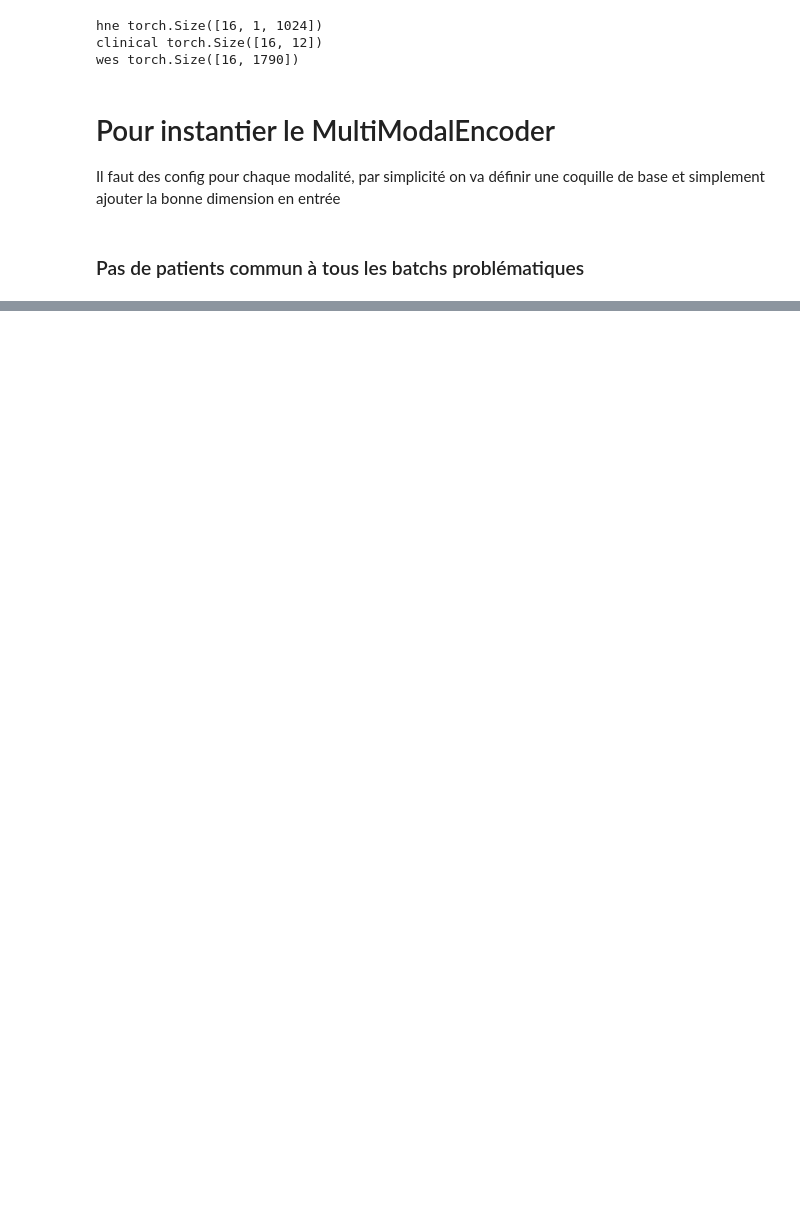
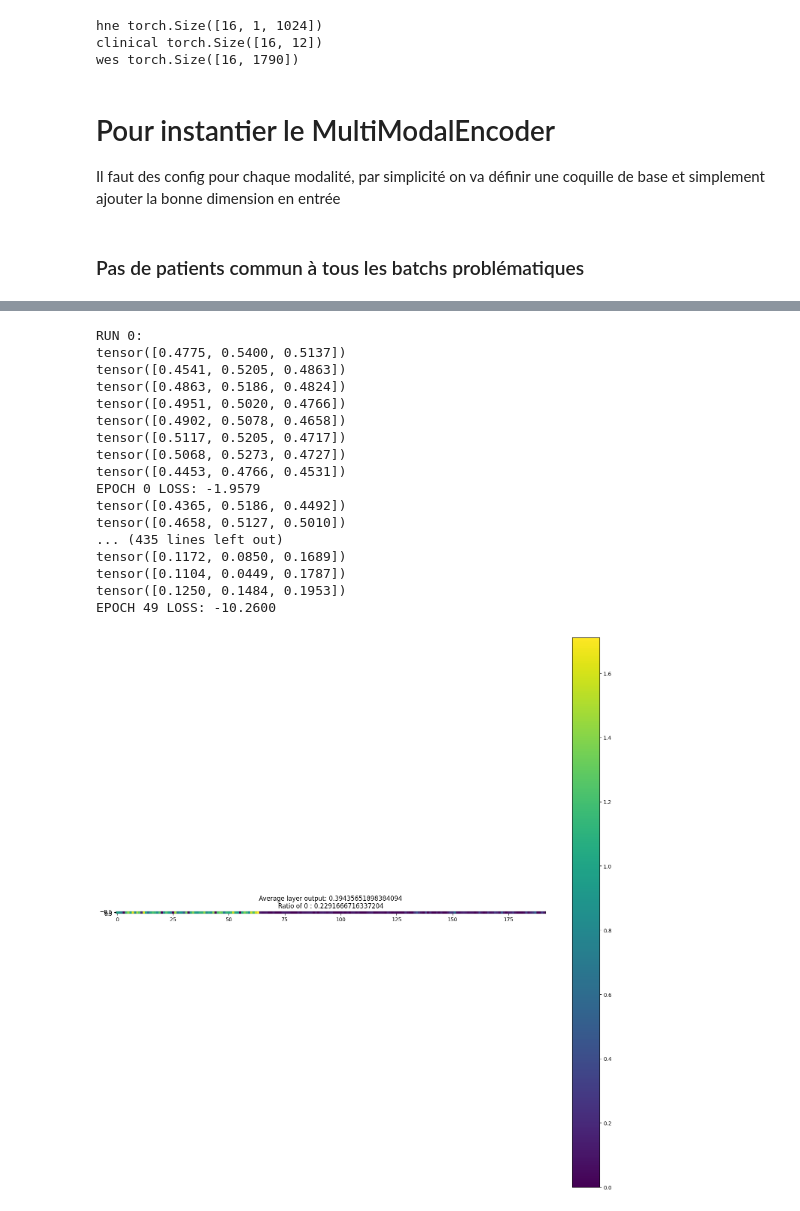
Before and after one commit to Tikings/gbm_hackathon, a Jupyter notebook: notebook_tests/test_patient_wise.ipynb, the cells around one changed output, grey strips where cells are left out. Cells and saved outputs as stored; diff of their text form; code cells hidden in the pictures; blank space fills up the shorter version.

Commit message:
DEBUGGING Gradients

```diff
--- a/notebook_tests/test_patient_wise.ipynb
+++ b/notebook_tests/test_patient_wise.ipynb
@@ -140,12 +143,21 @@ def show_tensor(tensor, mode='grad'):
     plt.title(title)
     plt.show()
 
-def run_debug(EPOCHS, temp, sim):
+def run_debug(EPOCHS, temp, sim, alpha=0.1, bound=-10, beta=0.2, nce_eps=1e-8, reg_eps=1e-8):
     EPOCHFLAG = 0
     problematic_batch_patient_ids = []
     # 1. Define model encoders + loss
     mme = MultiModalEncoder(**mme_cfg)
-    loss_fn = InfoNCELoss(list(name_emb_dict.keys()), patient_map, temperature=temp, similarity=sim, use_all_positives=False)
+    loss_fn = RegularizedInfoNCELoss(list(name_emb_dict.keys()),
+                                     patient_map,
+                                     temperature=temp,
+                                     similarity=sim,
+                                     use_all_positives=False,
+                                     alpha=alpha,
+                                     bound=bound,
+                                     beta=beta,
+                                     nce_eps=nce_eps,
+                                     reg_eps=reg_eps)
     optimizer = Adam(
         mme.parameters(),
         lr=1e-3,
@@ -309,7 +285,7 @@ def show_weights(module: torch.nn.Module):
     plt.tight_layout()
     plt.show()
 
-def log_and_plot_runs(RUNS, run_debug, EPOCHS, temp, sim, show_w=False, show_out_all=True):
+def log_and_plot_runs(RUNS, run_debug, EPOCHS, temp, sim, alpha=0.1, bound=-10, beta=0.2, nce_eps=1e-8, reg_eps=1e-8, show_w=False, show_out_all=True):
     """
     Executes `run_debug` multiple times, logs final_loss per epoch for each run,
     and then plots all runs plus the average curve in bold.
@@ -317,7 +293,7 @@ def log_and_plot_runs(RUNS, run_debug, EPOCHS, temp, sim, show_w=False, show_out
     Args:
         RUNS (int): Number of runs to perform.
         EPOCHS (int): Number of epochs per run.
-        run_debug (callable): Function with signature run_debug(EPOCHS, temp, sim)
+        run_debug (callable): Function with signature run_debug(EPOCHS, temp, sim, alpha=0.1, bound=-10, beta=0.2, nce_eps=1e-8, reg_eps=1e-8)
                               returning a list/array of losses per epoch and the module.
         temp: Temperature parameter passed to run_debug.
         sim: Similarity parameter passed to run_debug.
@@ -327,7 +303,7 @@ def log_and_plot_runs(RUNS, run_debug, EPOCHS, temp, sim, show_w=False, show_out
 
     for run in range(RUNS):
         print(f"\nRUN {run}:")
-        losses, mme = run_debug(EPOCHS, temp, sim)  # expects length EPOCHS
+        losses, mme = run_debug(EPOCHS, temp, sim, alpha=alpha, bound=bound, beta=beta, nce_eps=nce_eps, reg_eps=reg_eps)  # expects length EPOCHS
         all_runs_losses[run:] = losses
         if show_w:
             show_weights(mme)
@@ -355,4 +331,4 @@ def log_and_plot_runs(RUNS, run_debug, EPOCHS, temp, sim, show_w=False, show_out
     plt.grid(True)
     plt.show()
 # %%
-log_and_plot_runs(1, run_debug, 50, 0.02, "nt-xent", show_out_all=False)
+log_and_plot_runs(1, run_debug, 50, 0.02, "nt-xent", alpha=0.1, bound=-10, show_out_all=True)
@@ -378,2 +335,2 @@ EPOCH 49 LOSS: -3.3633
 # %%
-log_and_plot_runs(10, run_debug, 50, 100, "original")
+log_and_plot_runs(1, run_debug, 50, 100, "original", alpha=0.01, bound=-10, show_out_all=True)
@@ -398,0 +337,21 @@ EPOCH 49 LOSS: 2.5056
+# %%
+log_and_plot_runs(1, run_debug, 50, 0.02, "nt-xent", alpha=0.1, beta=0.1, show_out_all=True)
+# %% [output]
+RUN 0:
+tensor([0.4775, 0.5400, 0.5137])
+tensor([0.4541, 0.5205, 0.4863])
+tensor([0.4863, 0.5186, 0.4824])
+tensor([0.4951, 0.5020, 0.4766])
+tensor([0.4902, 0.5078, 0.4658])
+tensor([0.5117, 0.5205, 0.4717])
+tensor([0.5068, 0.5273, 0.4727])
+tensor([0.4453, 0.4766, 0.4531])
+EPOCH 0 LOSS: -1.9579
+tensor([0.4365, 0.5186, 0.4492])
+tensor([0.4658, 0.5127, 0.5010])
+... (435 lines left out)
+tensor([0.1172, 0.0850, 0.1689])
+tensor([0.1104, 0.0449, 0.1787])
+tensor([0.1250, 0.1484, 0.1953])
+EPOCH 49 LOSS: -10.2600
+[figure, added]
```
Also changed, not shown: parts of 7 cells of this notebook, 2 other files.
